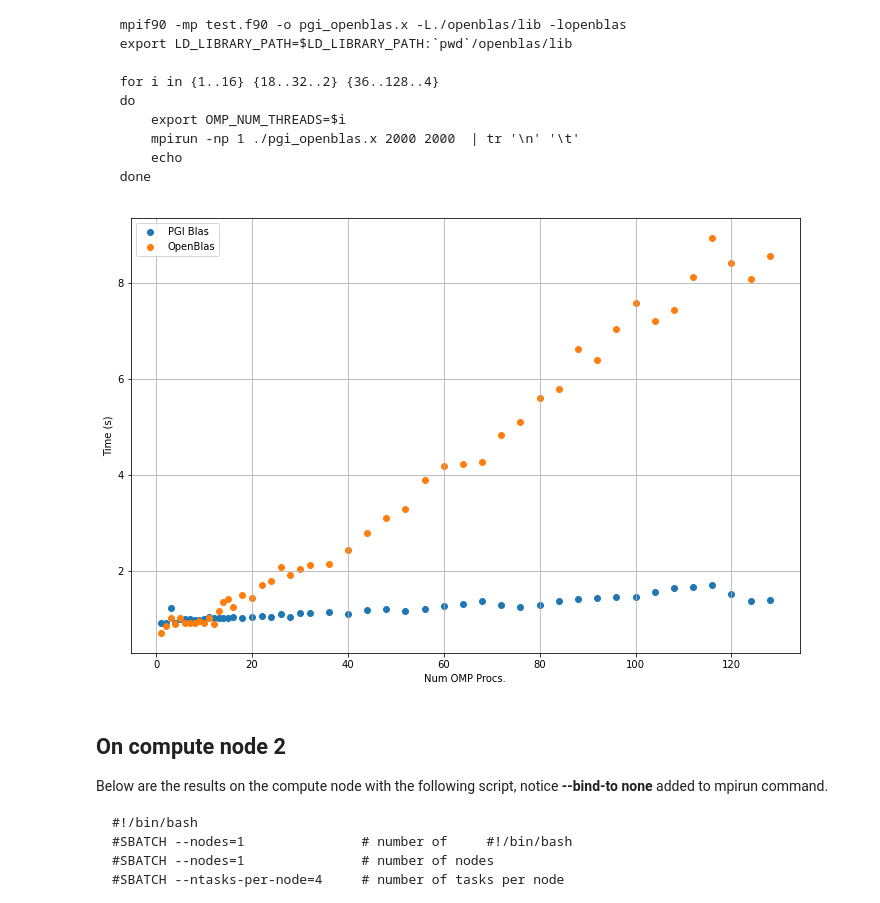
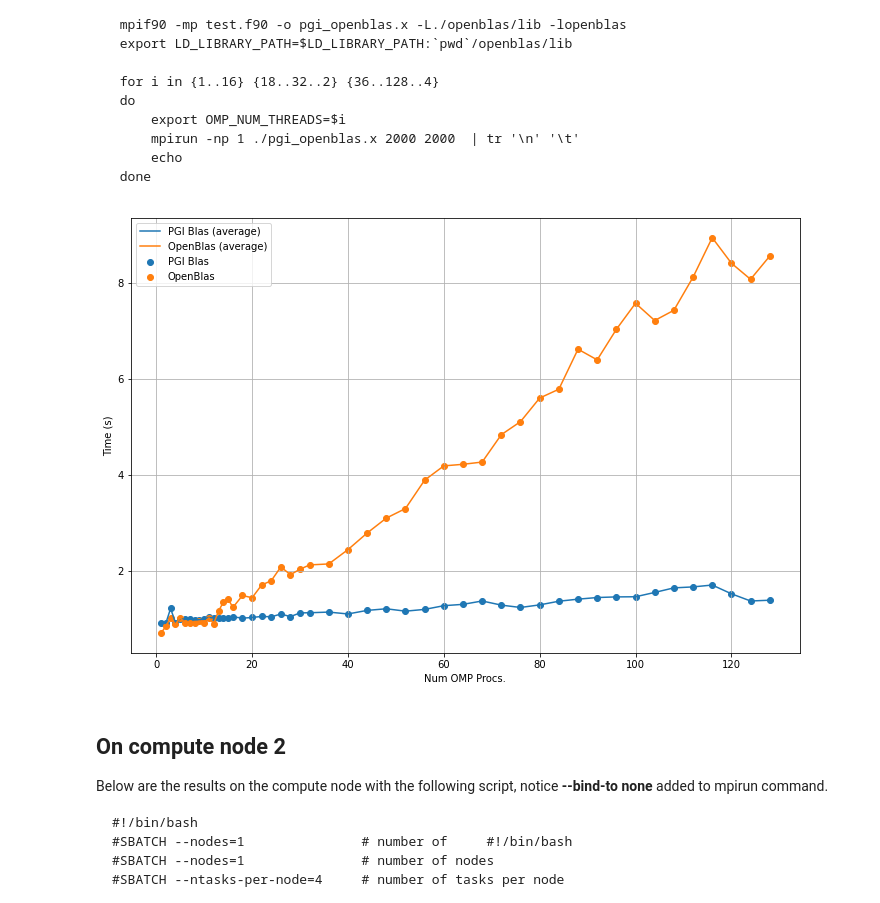
Before and after one commit to bonfus/testing-dgemm-on-marconi100, a Jupyter notebook: Report.ipynb, the cells around one changed output. Saved outputs shown, nothing was run; the diff lists cells and outputs as text; code cells hidden in the pictures.

```diff
--- a/Report.ipynb
+++ b/Report.ipynb
@@ -73,15 +92,20 @@ Below are the results on the compute node with the following script
 # %%
 vals = read_output('slurm-1318.out')
 f, ax = plt.subplots(nrows=1, ncols=1, figsize=(12,8))
+
 ax.scatter(vals[:48,0],vals[:48,5], label='PGI Blas')
+ax.plot(vals[:48,0],vals[:48,4], label='PGI Blas (average)')
 ax.scatter(vals[48:,0],vals[48:,5], label='OpenBlas')
+ax.plot(vals[48:,0],vals[48:,4], label='OpenBlas (average)')
+
+
 ax.set_xlabel('Num OMP Procs.')
 ax.set_ylabel('Time (s)')
 ax.legend()
 ax.grid()
 plt.show()
 # %% [output]
-[figure, old version]
+[figure, new version]
 # %% [markdown]
 ## On compute node 2
 
```
Also changed, not shown: parts of 9 cells of this notebook, 3 other files.
